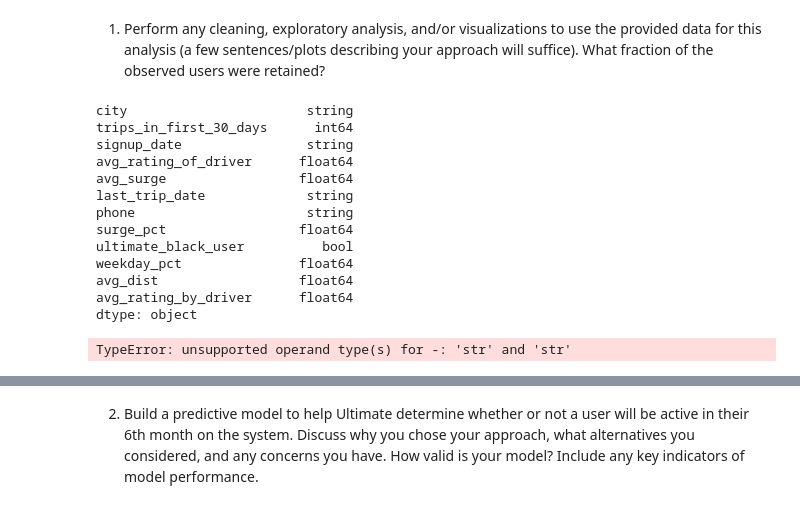
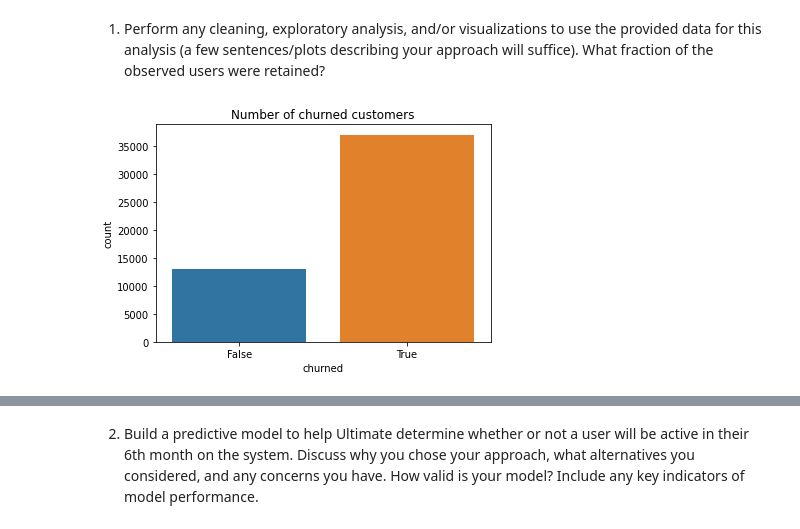
Before and after one commit to allen44/ultimate-challenge, a Jupyter notebook: ultimate-analysis.ipynb, the cells around one changed output, grey strips where cells are left out. Saved outputs shown, nothing was run; the diff lists cells and outputs as text; code cells hidden in the pictures.

```diff
--- a/ultimate-analysis.ipynb
+++ b/ultimate-analysis.ipynb
@@ -39,13 +39,13 @@ data
 | 49999 | Astapor | 0 | 2014-01-18 | NaN | 1.00 | 2014-04-20 | Android | ... |
 50000 rows × 12 columns
 # %%
-data = data.astype({'city': 'string',
+data = data.astype({'city': 'category',
                     'trips_in_first_30_days': 'int64',
-                    'signup_date': 'string',
+                    'signup_date': 'datetime64',
                     'avg_rating_of_driver': 'float64',
                     'avg_surge': 'float64',
-                    'last_trip_date': 'string',
-                    'phone': 'string',
+                    'last_trip_date': 'datetime64',
+                    'phone': 'category',
                     'surge_pct': 'float64',
                     'ultimate_black_user': bool,
                     'weekday_pct': 'float64',
@@ -230,23 +235,16 @@ The data is in the attached file ultimate_data_challenge.json. See below for a d
 3. Briefly discuss how Ultimate might leverage the insights gained from the model to improve its long­ term rider retention (again, a few sentences will suffice).
 # %% [markdown]
 1. Perform any cleaning, exploratory analysis, and/or visualizations to use the provided data for this analysis (a few sentences/plots describing your approach will suffice). What fraction of the observed users were retained?
-# %%
-data.dtypes
-# %% [output]
-city                       string
-trips_in_first_30_days      int64
-signup_date                string
-avg_rating_of_driver      float64
-avg_surge                 float64
-last_trip_date             string
-phone                      string
-surge_pct                 float64
-ultimate_black_user          bool
-weekday_pct               float64
-avg_dist                  float64
-avg_rating_by_driver      float64
-dtype: object
-# %%
-data['time_between_signup_and_final_trip'] = pd.time_data['last_trip_date'] - data['signup_date']
-# %% [output]
-TypeError: unsupported operand type(s) for -: 'str' and 'str'
+# %%
+# Target variable is 'churned'
+# Create target column
+
+days_between_signup_and_final_trip = ((data['last_trip_date'] - data['signup_date']) / pd.Timedelta(days=1)).astype(int)
+churn_cutoff = 30
+data['churned'] = days_between_signup_and_final_trip > churn_cutoff
+
+# Plot target
+g= sns.countplot(x=data['churned'])
+g.set(title='Number of churned customers');
+# %% [output]
+[figure, added]
```
Also changed, not shown: parts of 12 cells of this notebook.
